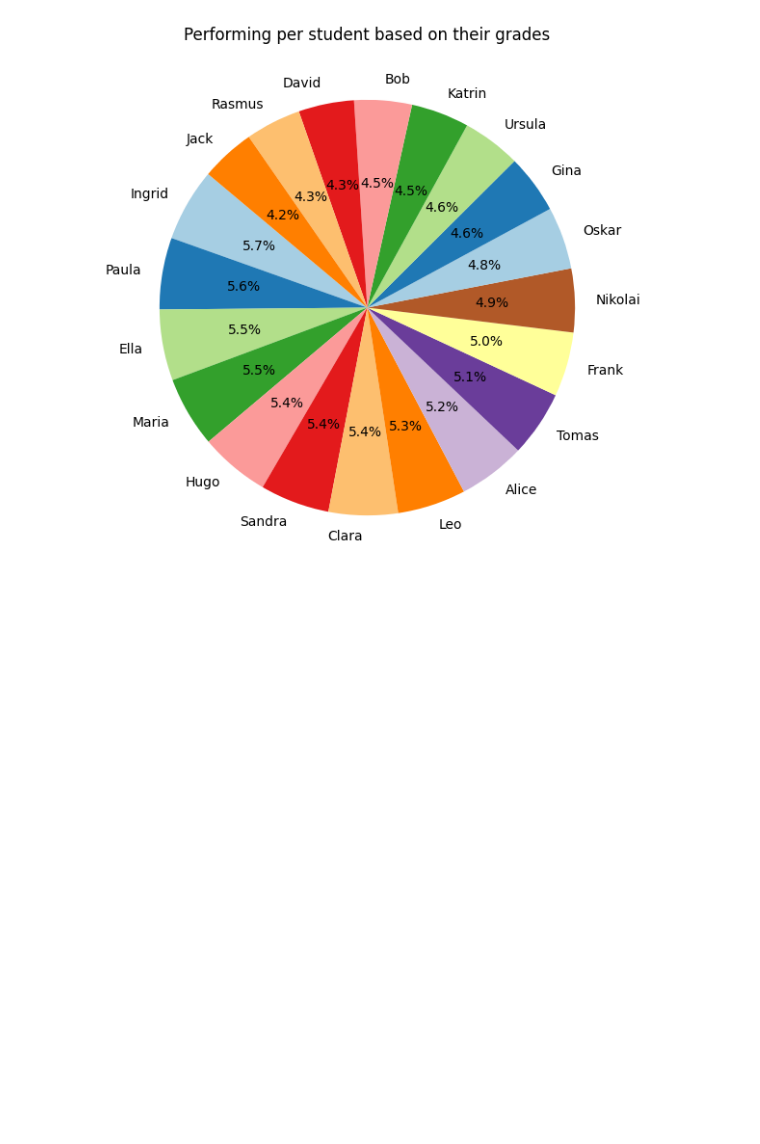
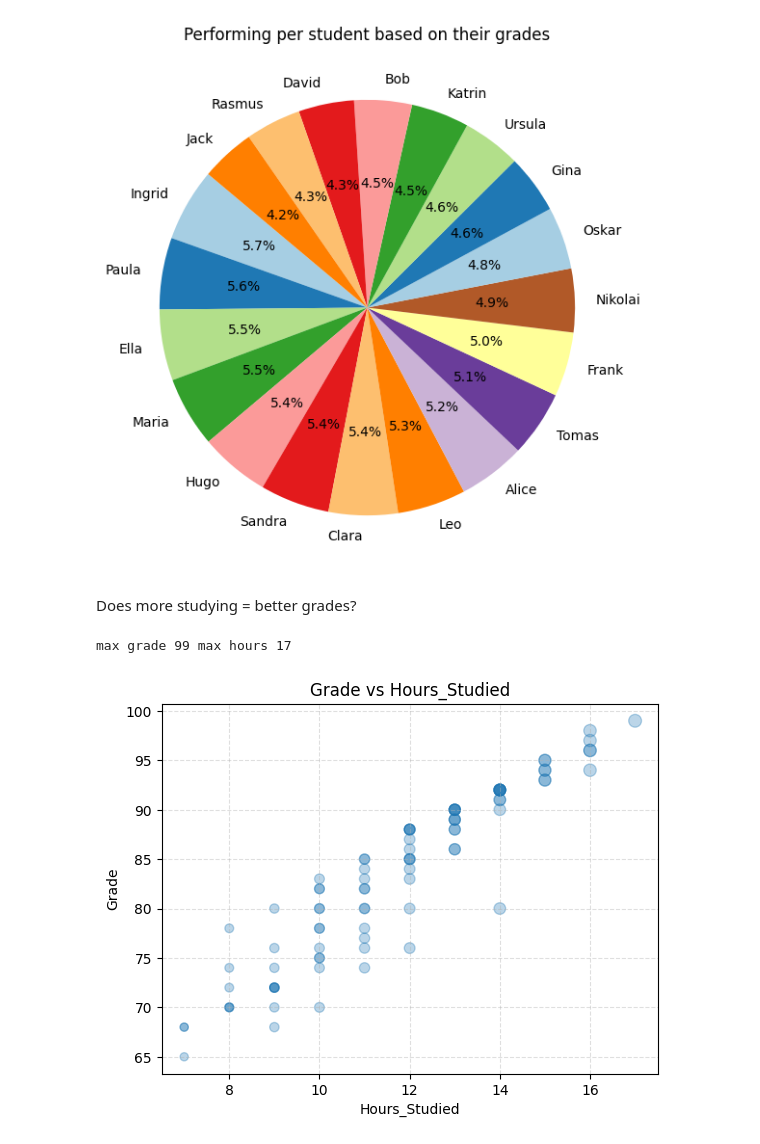
Before and after one commit to diana-vladotsenko/dt-2025-data-visualisation, a Jupyter notebook: notebooks/class_work/student_progress_analysis copy.ipynb, the cells around one changed output. Drawn from its saved outputs; the diff is of its cells as text; code cells hidden in the pictures; blank space fills up the shorter version.

```diff
--- a/notebooks/class_work/student_progress_analysis copy.ipynb
+++ b/notebooks/class_work/student_progress_analysis copy.ipynb
@@ -72,3 +72,29 @@ plt.title("Performing per student based on their grades")
 plt.show()
 # %% [output]
 [figure]
+# %% [markdown]
+Does more studying = better grades?
+# %%
+import matplotlib.pyplot as plt
+
+student_avg =df.groupby("Hours_Studied")["Grade"].mean().sort_values(ascending=False)
+max_grade = df["Grade"].max()
+max_hours = df["Hours_Studied"].max()
+print("max grade", max_grade,"max hours", max_hours)
+
+plt.scatter(
+    df["Hours_Studied"],
+    df["Grade"],
+    s=df["Hours_Studied"]*5,
+    alpha=0.3
+)
+
+plt.xlabel("Hours_Studied")
+plt.ylabel("Grade")
+plt.title("Grade vs Hours_Studied")
+
+plt.grid(True, linestyle='--', alpha=0.4)
+plt.show()
+# %% [output]
+max grade 99 max hours 17
+[figure, added]
```
Also changed, not shown: parts of 5 cells of this notebook, 4 other files.
